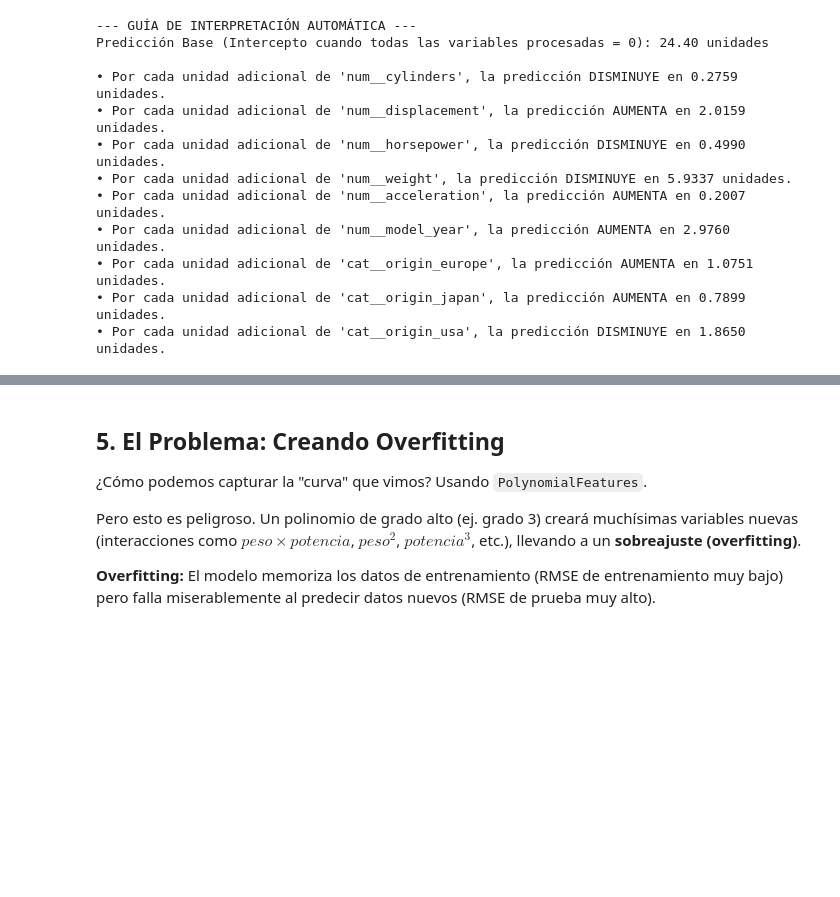
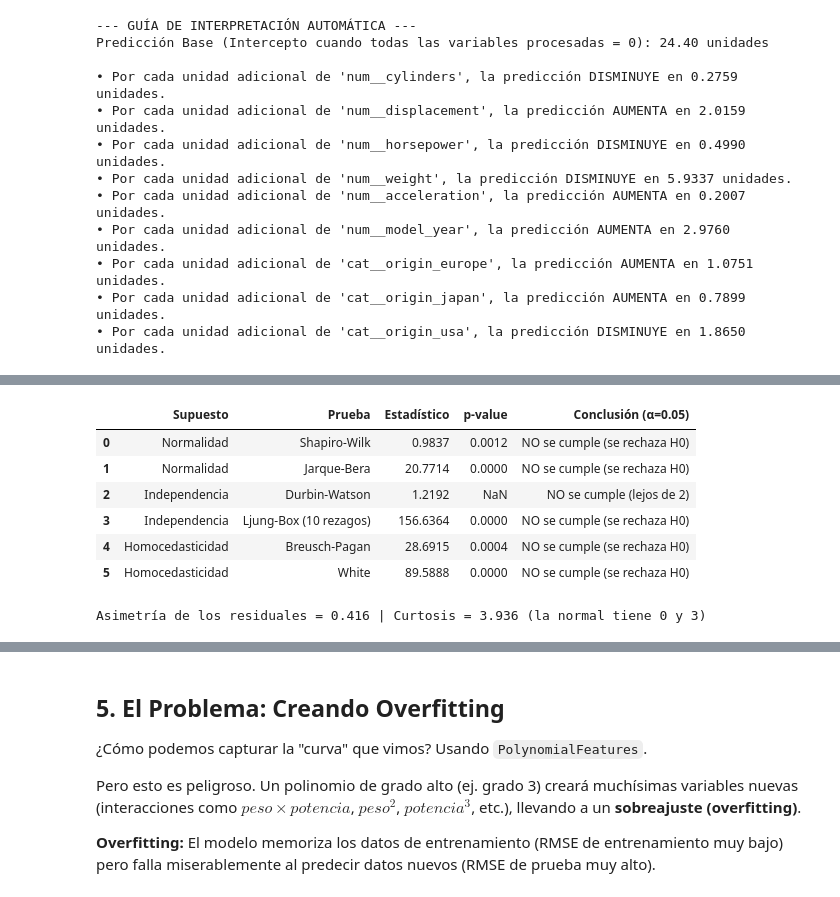
Before and after one commit to sergiomorapardo/StochasticAITechniquesClass, a Jupyter notebook: Notebooks/L4_LinearRegression.ipynb, the cells around one changed output, grey strips where cells are left out. Cells and saved outputs as stored; diff of their text form; code cells hidden in the pictures; blank space fills up the shorter version.

```diff
--- a/Notebooks/L4_LinearRegression.ipynb
+++ b/Notebooks/L4_LinearRegression.ipynb
@@ -419,0 +670,40 @@ Predicción Base (Intercepto cuando todas las variables procesadas = 0): 24.40 u
+# %%
+# Pruebas formales de los supuestos
+alpha = 0.05
+
+# --- Normalidad ---
+sw_stat, sw_p = stats.shapiro(residuos)
+jb_stat, jb_p, skew, kurt = jarque_bera(residuos)
+
+# --- Independencia ---
+dw = durbin_watson(residuos_ordenados)
+lb = acorr_ljungbox(residuos_ordenados, lags=[10], return_df=True)
+lb_stat, lb_p = lb['lb_stat'].iloc[0], lb['lb_pvalue'].iloc[0]
+
+# --- Homocedasticidad ---
+bp_stat, bp_p, _, _ = het_breuschpagan(residuos, modelo_ols.model.exog)
+white_stat, white_p, _, _ = het_white(residuos, modelo_ols.model.exog)
+
+def verdict(p):
+    return 'Se cumple (no se rechaza H0)' if p >= alpha else 'NO se cumple (se rechaza H0)'
+
+tabla_supuestos = pd.DataFrame([
+    ['Normalidad',       'Shapiro-Wilk',          sw_stat,    sw_p,    verdict(sw_p)],
+    ['Normalidad',       'Jarque-Bera',           jb_stat,    jb_p,    verdict(jb_p)],
+    ['Independencia',    'Durbin-Watson',         dw,         np.nan,  'Se cumple (≈ 2)' if 1.5 <= dw <= 2.5 else 'NO se cumple (lejos de 2)'],
+    ['Independencia',    'Ljung-Box (10 rezagos)', lb_stat,   lb_p,    verdict(lb_p)],
+    ['Homocedasticidad', 'Breusch-Pagan',         bp_stat,    bp_p,    verdict(bp_p)],
+    ['Homocedasticidad', 'White',                 white_stat, white_p, verdict(white_p)],
+], columns=['Supuesto', 'Prueba', 'Estadístico', 'p-value', 'Conclusión (α=0.05)'])
+
+display(tabla_supuestos.round(4))
+print(f"Asimetría de los residuales = {skew:.3f} | Curtosis = {kurt:.3f} (la normal tiene 0 y 3)")
+# %% [output]
+|  | Supuesto | Prueba | Estadístico | p-value | Conclusión (α=0.05) |
+| 0 | Normalidad | Shapiro-Wilk | 0.9837 | 0.0012 | NO se cumple (se rechaza H0) |
+| 1 | Normalidad | Jarque-Bera | 20.7714 | 0.0000 | NO se cumple (se rechaza H0) |
+| 2 | Independencia | Durbin-Watson | 1.2192 | NaN | NO se cumple (lejos de 2) |
+| 3 | Independencia | Ljung-Box (10 rezagos) | 156.6364 | 0.0000 | NO se cumple (se rechaza H0) |
+| 4 | Homocedasticidad | Breusch-Pagan | 28.6915 | 0.0004 | NO se cumple (se rechaza H0) |
+| 5 | Homocedasticidad | White | 89.5888 | 0.0000 | NO se cumple (se rechaza H0) |
+Asimetría de los residuales = 0.416 | Curtosis = 3.936 (la normal tiene 0 y 3)
```
Also changed, not shown: parts of 24 cells of this notebook.
